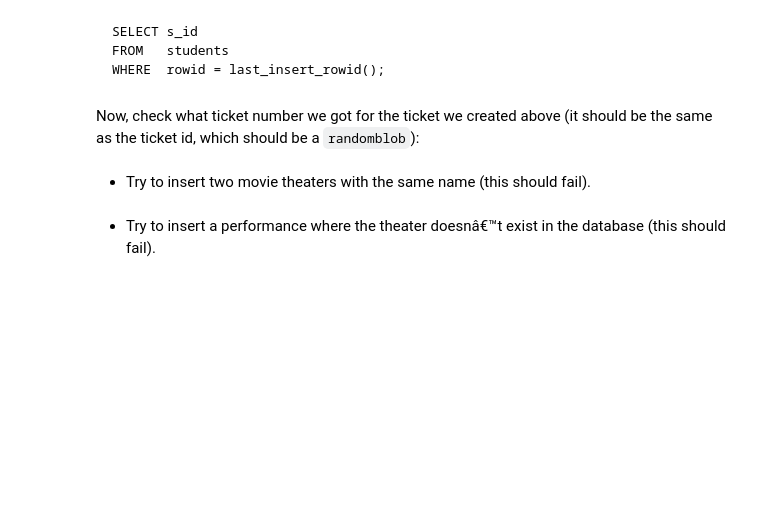
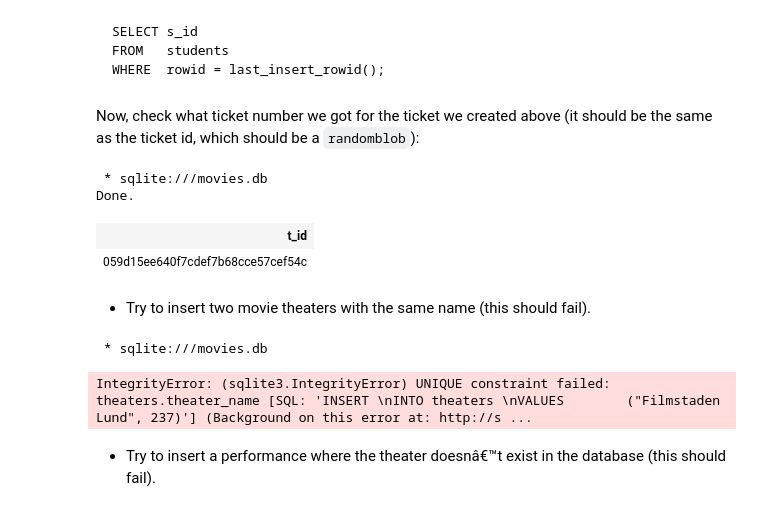
Before and after one commit to mapheus/lab2-database, a Jupyter notebook: lab2-nb.ipynb, the cells around one changed output. Cells and saved outputs as stored; diff of their text form; code cells hidden in the pictures; blank space fills up the shorter version.

```diff
--- a/lab2-nb.ipynb
+++ b/lab2-nb.ipynb
@@ -126,3 +153,13 @@ Now, check what ticket number we got for the ticket we
+# %%
+%%sql
+SELECT t_id
+FROM   tickets
+WHERE  rowid = last_insert_rowid()
+# %% [output]
+ * sqlite:///movies.db
+Done.
+| t_id |
+| 059d15ee640f7cdef7b68cce57cef54c |
 # %% [markdown]
 + Try to insert two movie theaters with the same name (this
   should fail).
@@ -131,3 +166,11 @@ Now, check what ticket number we got for the ticket we
+# %%
+%%sql
+INSERT
+INTO theaters
+VALUES        ("Filmstaden Lund", 237)
+# %% [output]
+ * sqlite:///movies.db
+IntegrityError: (sqlite3.IntegrityError) UNIQUE constraint failed: theaters.theater_name [SQL: 'INSERT \nINTO theaters \nVALUES        ("Filmstaden Lund", 237)'] (Background on this error at: http://s ...
 # %% [markdown]
 + Try to insert a performance where the theater doesnâ€™t
   exist in the database (this should fail).
```
Also changed, not shown: parts of 11 cells of this notebook, 2 other files.
